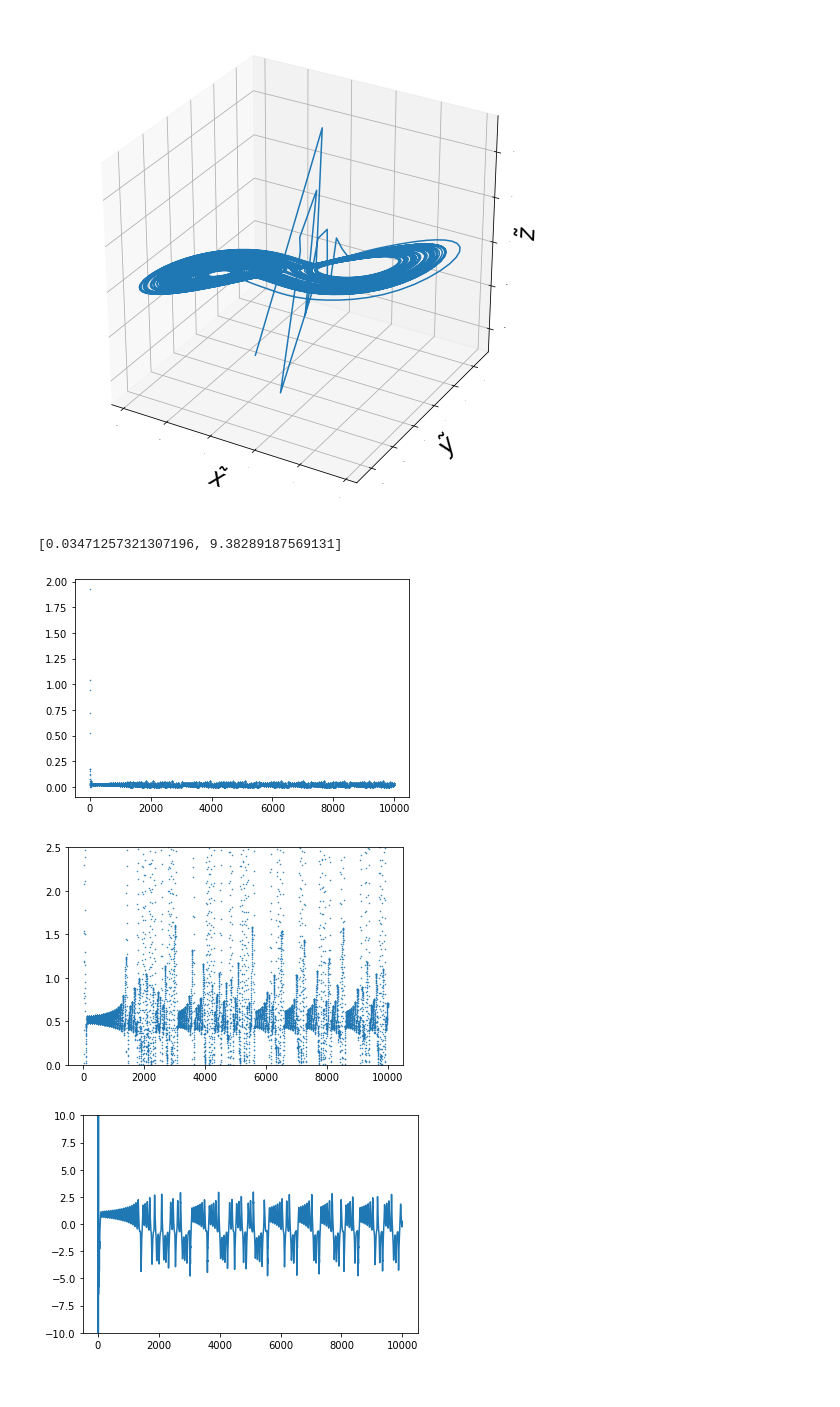
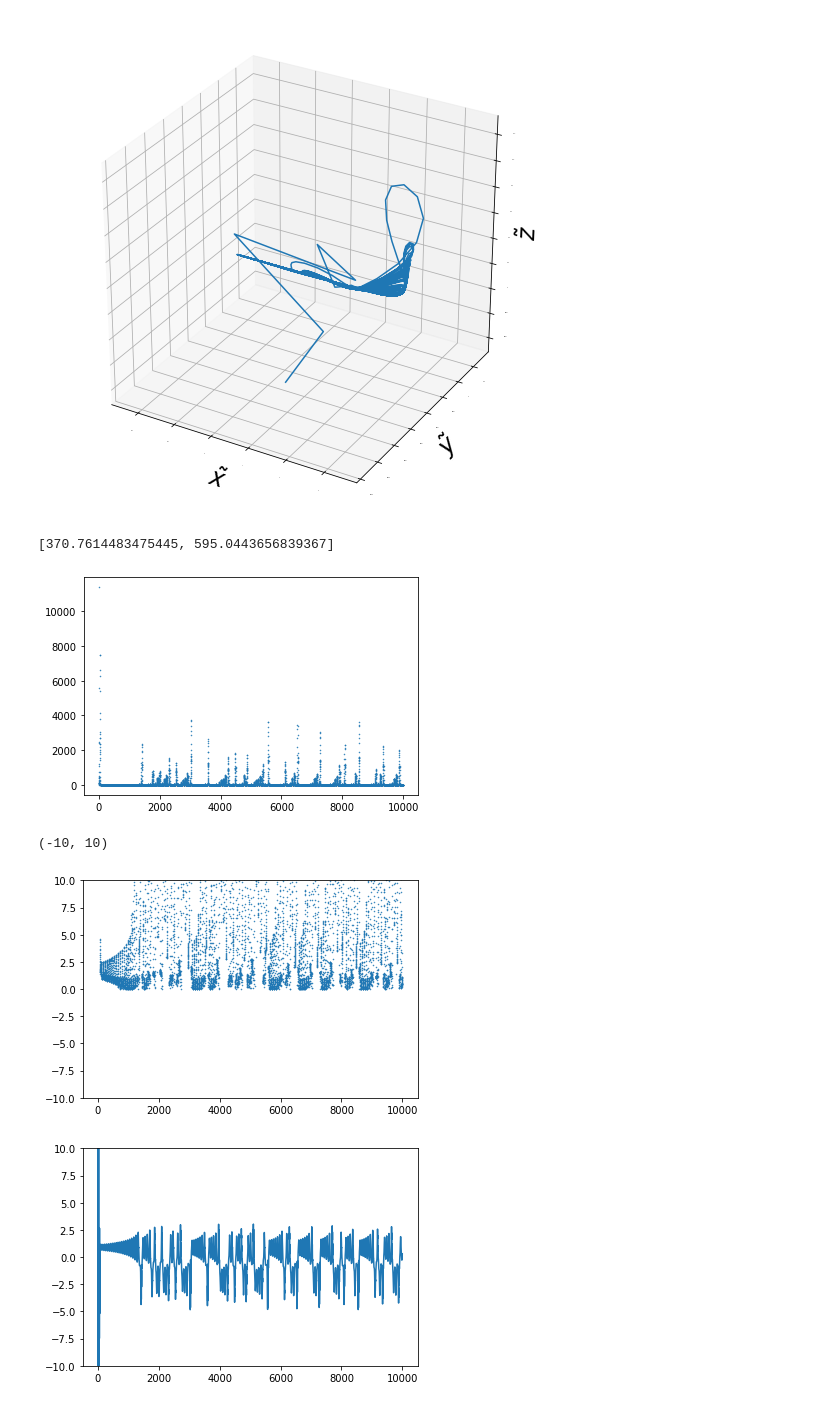
Before and after one commit to joshdey/Thesis, a Jupyter notebook: Code/lorenzwrappertest.ipynb, the cells around one changed output. Cells and saved outputs as stored; diff of their text form; code cells hidden in the pictures.

```diff
--- a/Code/lorenzwrappertest.ipynb
+++ b/Code/lorenzwrappertest.ipynb
@@ -2,23 +2,24 @@
 import aux
 import matplotlib.pyplot as plt
 # %%
-out1, out2, rms, rmse1, rmse2, plot = aux.esn_wrapper(N=250, new_rho=1.0, in_sig=0.25,train_time=1000, run_time=10000,teacher_system='Lorenz')
+out1, out2, rms, rmse1, rmse2, plot = aux.esn_wrapper(N=250, new_rho=1.0, in_sig=0.25,train_time=400, run_time=10000,teacher_system='Lorenz', directions=1, order=2)
 # %% [output]
-[figure, old version]
+[figure, new version]
 # %%
 rms
 # %% [output]
-[0.03471257321307196, 9.38289187569131]
+[370.7614483475445, 595.0443656839367]
 # %%
 plt.plot(rmse1, '.', markersize=1)
 plt.show()
 # %% [output]
-[figure, old version]
+[figure, new version]
 # %%
 plt.plot(rmse2, '.', markersize=1)
-plt.ylim(top=2.5, bottom=0);
+plt.ylim(-10, 10)
 # %% [output]
+(-10, 10)
-[figure, old version]
+[figure, new version]
 # %%
 plt.plot(out2)
 plt.ylim(top=10, bottom=-10);
```
